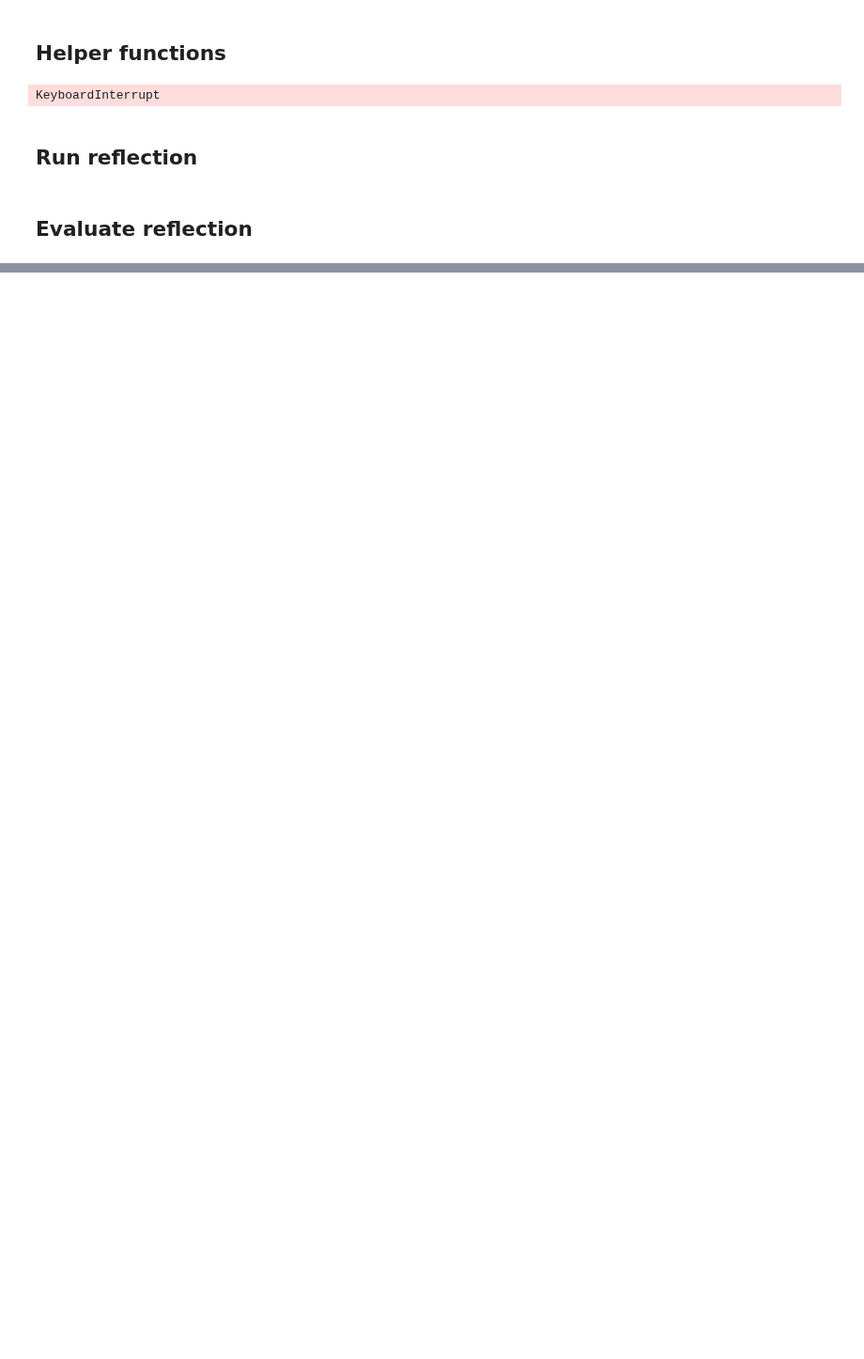
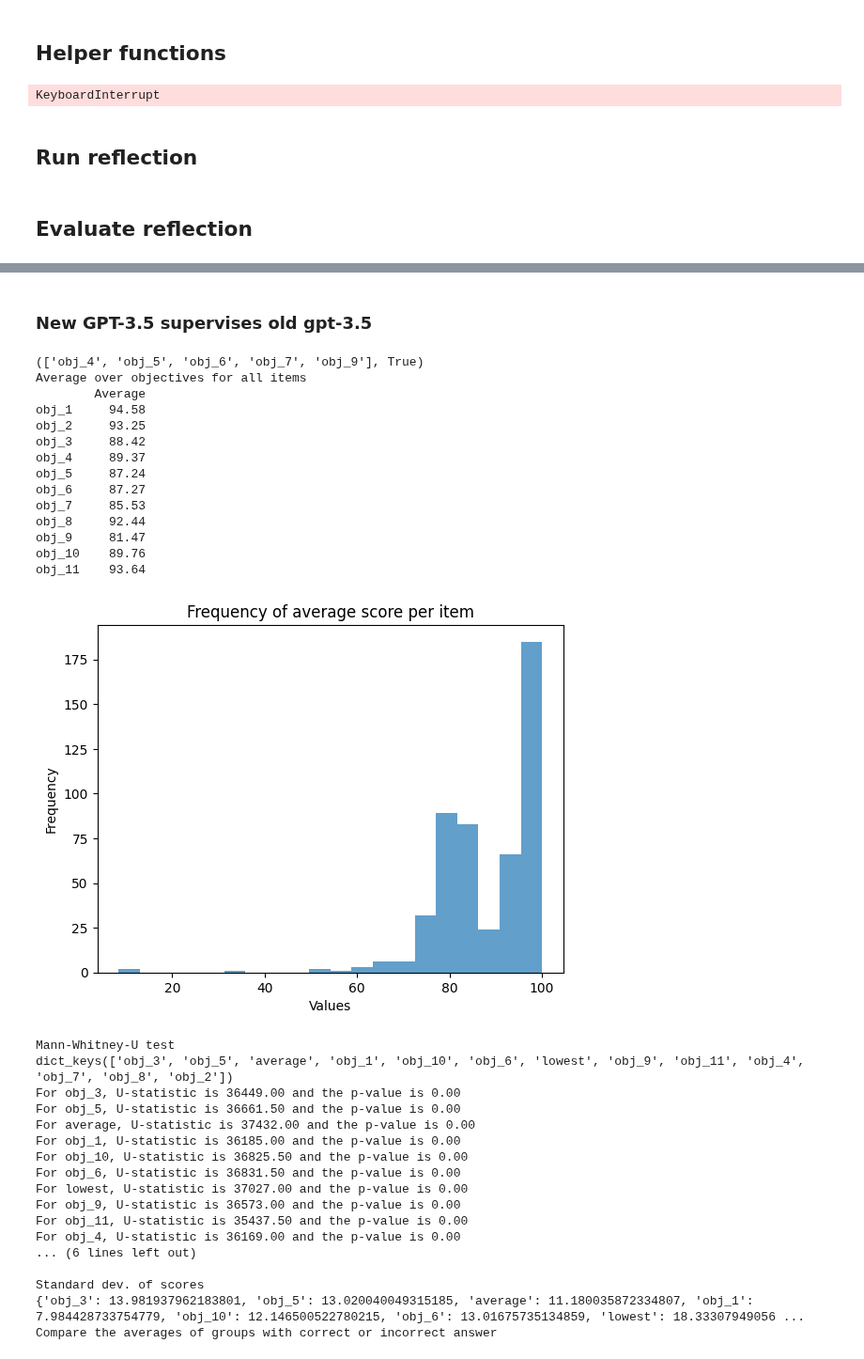
Before and after one commit to OpenBioLink/ThoughtSource, a Jupyter notebook: notebooks/reflection_messages/reflection_results.ipynb, the cells around one changed output, grey strips where cells are left out. Shown at 94% size. Drawn from its saved outputs; the diff is of its cells as text; code cells hidden in the pictures; blank space fills up the shorter version.

```diff
--- a/notebooks/reflection_messages/reflection_results.ipynb
+++ b/notebooks/reflection_messages/reflection_results.ipynb
@@ -1102,0 +748,63 @@ Compare the averages of groups with correct or incorrect answer
+# %% [markdown]
+### New GPT-3.5 supervises old gpt-3.5
+# %%
+data = Collection.from_json("./med_qa_first_gpt-3.5-turbo_gpt-3.5-turbo-0613.json")
+print("\n")
+scores_per_item, variables_per_item, filtered_lowest_tuples, scores_with_indicator = parse_data(data,idx_cot=1,dataset='med_qa',split='test')
+scores_per_item = fix_str_score(scores_per_item)
+scores_per_objective, df = get_further_data(scores_per_item)
+average_per_item = [sum(d.values()) / len(d) for d in scores_per_item]
+
+print("Average over objectives for all items")
+print(df)
+print("\n")
+
+#print("Average over objectives separated by items with correct / incorrect answers") #see compare_true_false
+freq_bar_plot(scores_per_item)
+# avg_item_plot(scores_per_objective)
+
+print("Mann-Whitney-U test")
+scores_per_objective_true,scores_per_objective_false, df_p_val = u_test(scores_with_indicator)
+
+range_data = {key: (min(value),max(value)) for key, value in scores_per_objective.items()}
+print("range of scores")
+print(range_data)
+print("\n")
+print("Standard dev. of scores")
+print(standard_deviation(scores_per_objective))
+print("Compare the averages of groups with correct or incorrect answer")
+df = compare_true_false(scores_per_objective_true,scores_per_objective_false,df_p_val)
+df
+# %% [output]
+(['obj_4', 'obj_5', 'obj_6', 'obj_7', 'obj_9'], True)
+Average over objectives for all items
+        Average
+obj_1     94.58
+obj_2     93.25
+obj_3     88.42
+obj_4     89.37
+obj_5     87.24
+obj_6     87.27
+obj_7     85.53
+obj_8     92.44
+obj_9     81.47
+obj_10    89.76
+obj_11    93.64
+[figure, added]
+Mann-Whitney-U test
+dict_keys(['obj_3', 'obj_5', 'average', 'obj_1', 'obj_10', 'obj_6', 'lowest', 'obj_9', 'obj_11', 'obj_4', 'obj_7', 'obj_8', 'obj_2'])
+For obj_3, U-statistic is 36449.00 and the p-value is 0.00
+For obj_5, U-statistic is 36661.50 and the p-value is 0.00
+For average, U-statistic is 37432.00 and the p-value is 0.00
+For obj_1, U-statistic is 36185.00 and the p-value is 0.00
+For obj_10, U-statistic is 36825.50 and the p-value is 0.00
+For obj_6, U-statistic is 36831.50 and the p-value is 0.00
+For lowest, U-statistic is 37027.00 and the p-value is 0.00
+For obj_9, U-statistic is 36573.00 and the p-value is 0.00
+For obj_11, U-statistic is 35437.50 and the p-value is 0.00
+For obj_4, U-statistic is 36169.00 and the p-value is 0.00
+... (6 lines left out)
+
+Standard dev. of scores
+{'obj_3': 13.981937962183801, 'obj_5': 13.020040049315185, 'average': 11.180035872334807, 'obj_1': 7.984428733754779, 'obj_10': 12.146500522780215, 'obj_6': 13.01675735134859, 'lowest': 18.33307949056 ...
+Compare the averages of groups with correct or incorrect answer
```
Also changed, not shown: parts of 39 cells of this notebook, 9 other files.
